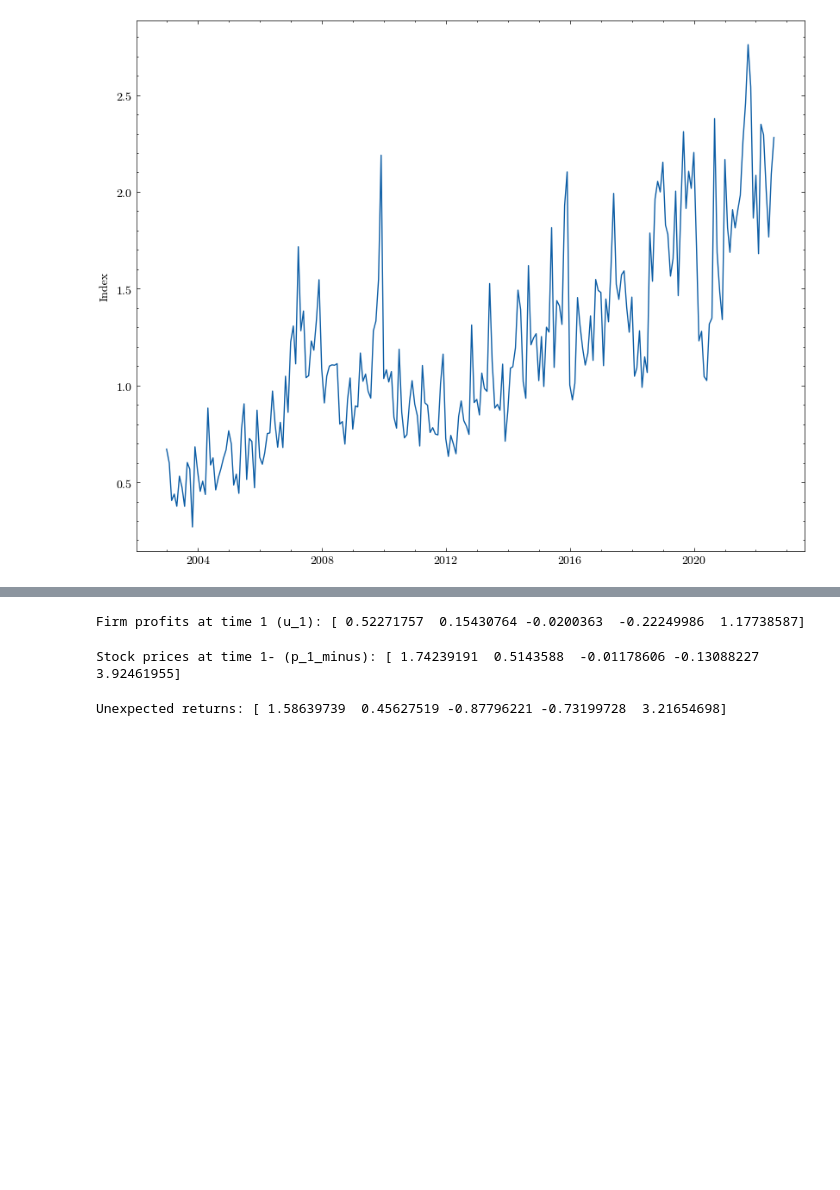
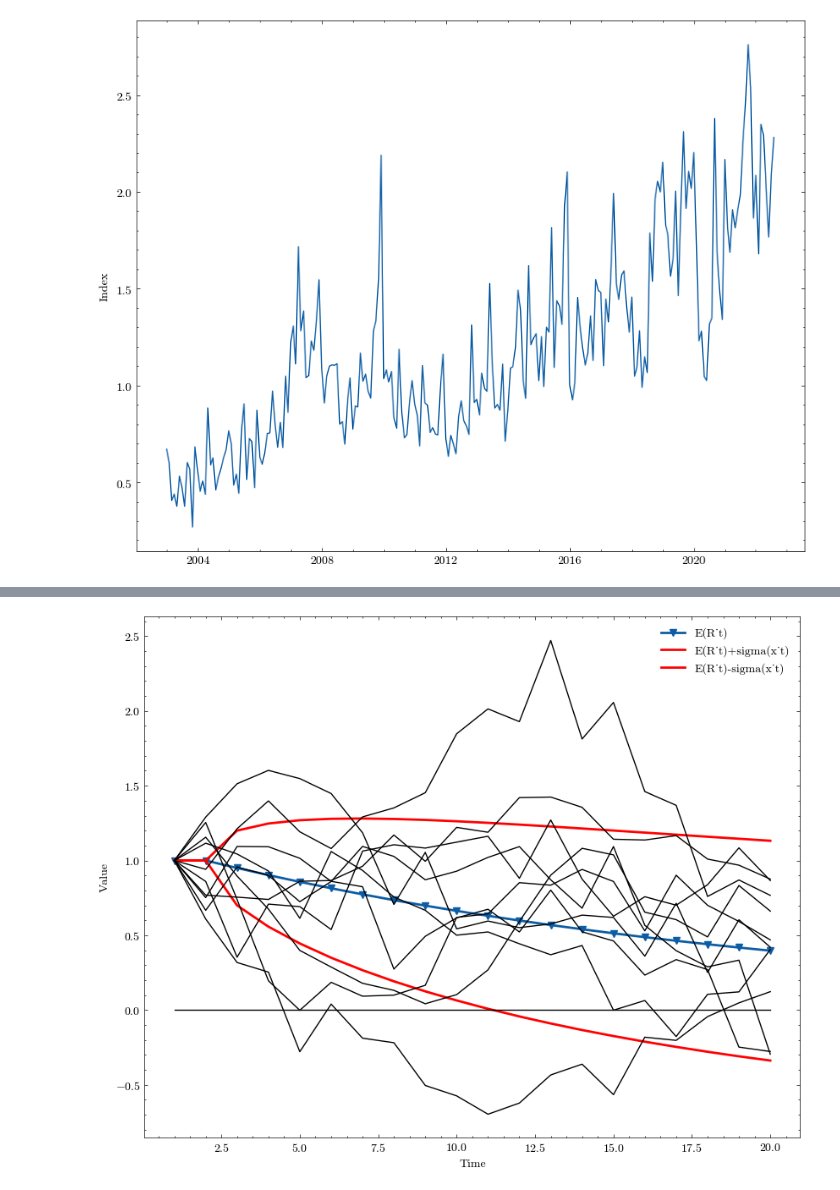
Before and after one commit to tlorans/climateriskassetpricing, a Jupyter notebook: codes/chapter01.ipynb, the cells around one changed output, grey strips where cells are left out. Cells and saved outputs as stored; diff of their text form; code cells hidden in the pictures; blank space fills up the shorter version.

```diff
--- a/codes/chapter01.ipynb
+++ b/codes/chapter01.ipynb
@@ -81,21 +46,39 @@ ESG-related customer demand shock (z_g): 0.5425600435859647
-# %%
-# Calculate firm profits at time 1 considering customer channel
-u_1 = u_0 + z_m * betas + z_g * g
-
-print("\nFirm profits at time 1 (u_1):", u_1)
-# %% [output]
-Firm profits at time 1 (u_1): [ 0.52271757  0.15430764 -0.0200363  -0.22249986  1.17738587]
-# %%
-# Calculate stock prices at time 1- (just before payoffs are realized)
-p_1_minus = u_1 / (1 - (g / a) * d_1)
-
-print("\nStock prices at time 1- (p_1_minus):", p_1_minus)
-# %% [output]
-Stock prices at time 1- (p_1_minus): [ 1.74239191  0.5143588  -0.01178606 -0.13088227  3.92461955]
-# %%
-# Calculate unexpected returns
-unexpected_returns = p_1_minus - u_0
-
-print("\nUnexpected returns:", unexpected_returns)
-# %% [output]
-Unexpected returns: [ 1.58639739  0.45627519 -0.87796221 -0.73199728  3.21654698]
+# %%
+import numpy as np
+import matplotlib.pyplot as plt
+
+# Reset random number generator for reproducibility
+# np.random.seed(3)
+
+# Initialize parameters
+Ext = np.zeros(20)
+simsize = 10
+xt = np.zeros((20, simsize))
+sigxt = np.zeros(20)
+Ext[0] = 1
+xt[0, :] = 1 * np.ones(simsize)
+sigxt[0] = 0
+sige = 0.25
+rho = 0.95
+
+# Simulate AR(1) process
+for t in range(1, 20):
+    Ext[t] = rho**(t-1) * Ext[0]
+    sigxt[t] = np.sqrt((1 - rho**(2*(t-1))) / (1 - rho**2)) * sige
+    xt[t, :] = rho * xt[t-1, :] + sige * np.random.randn(simsize)
+
+plt.figure(figsize=(10, 8))
+plt.plot(np.arange(1, 21), Ext, '-v', linewidth=2, label='E(R_t)')
+plt.plot(np.arange(1, 21), Ext + sigxt, '-r', linewidth=2, label='E(R_t)+sigma(x_t)')
+plt.plot(np.arange(1, 21), Ext - sigxt, '-r', linewidth=2, label='E(R_t)-sigma(x_t)')
+for i in range(simsize):
+    plt.plot(np.arange(1, 21), xt[:, i], '-k')
+plt.plot(np.arange(1, 21), np.zeros(20), '-k')
+plt.legend()
+plt.xlabel('Time')
+plt.ylabel('Value')
+
+
+plt.show()
+# %% [output]
+[figure, added]
```
Also changed, not shown: parts of 3 cells of this notebook, 13 other files.
